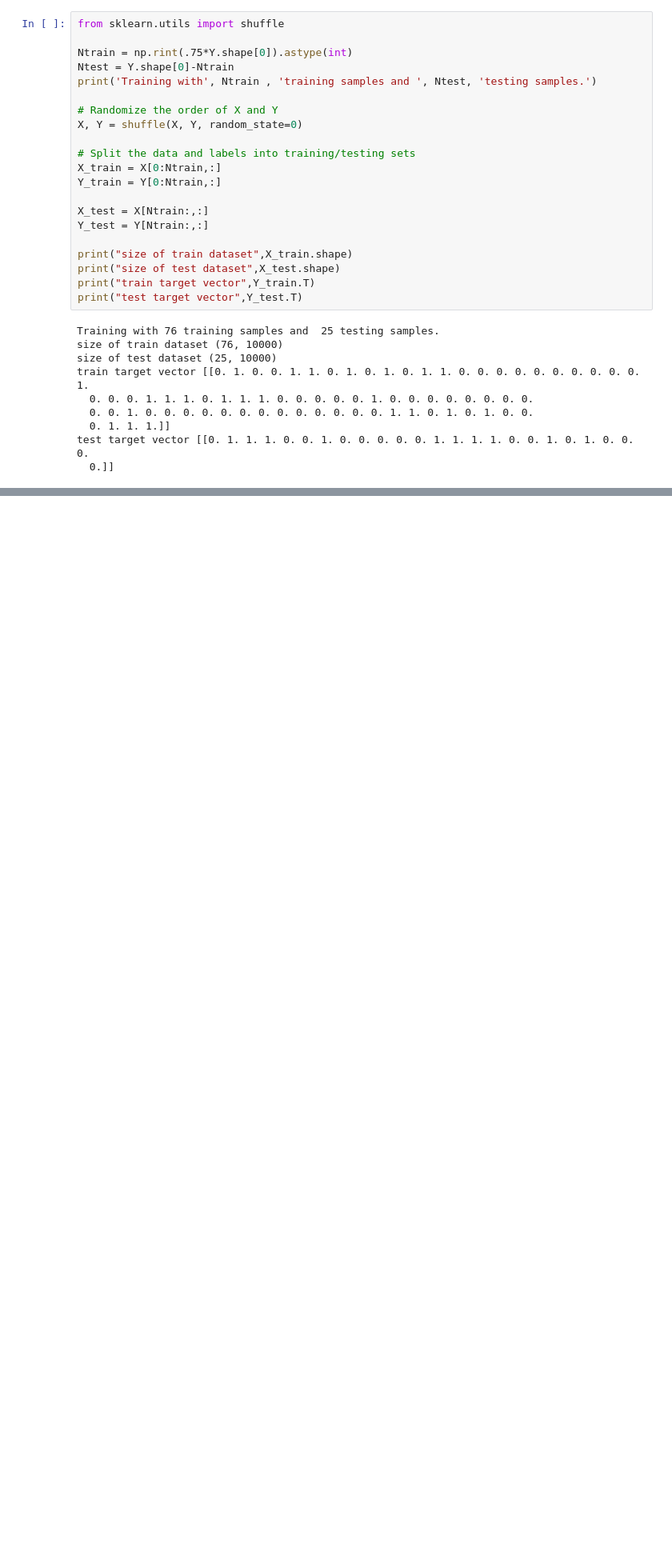
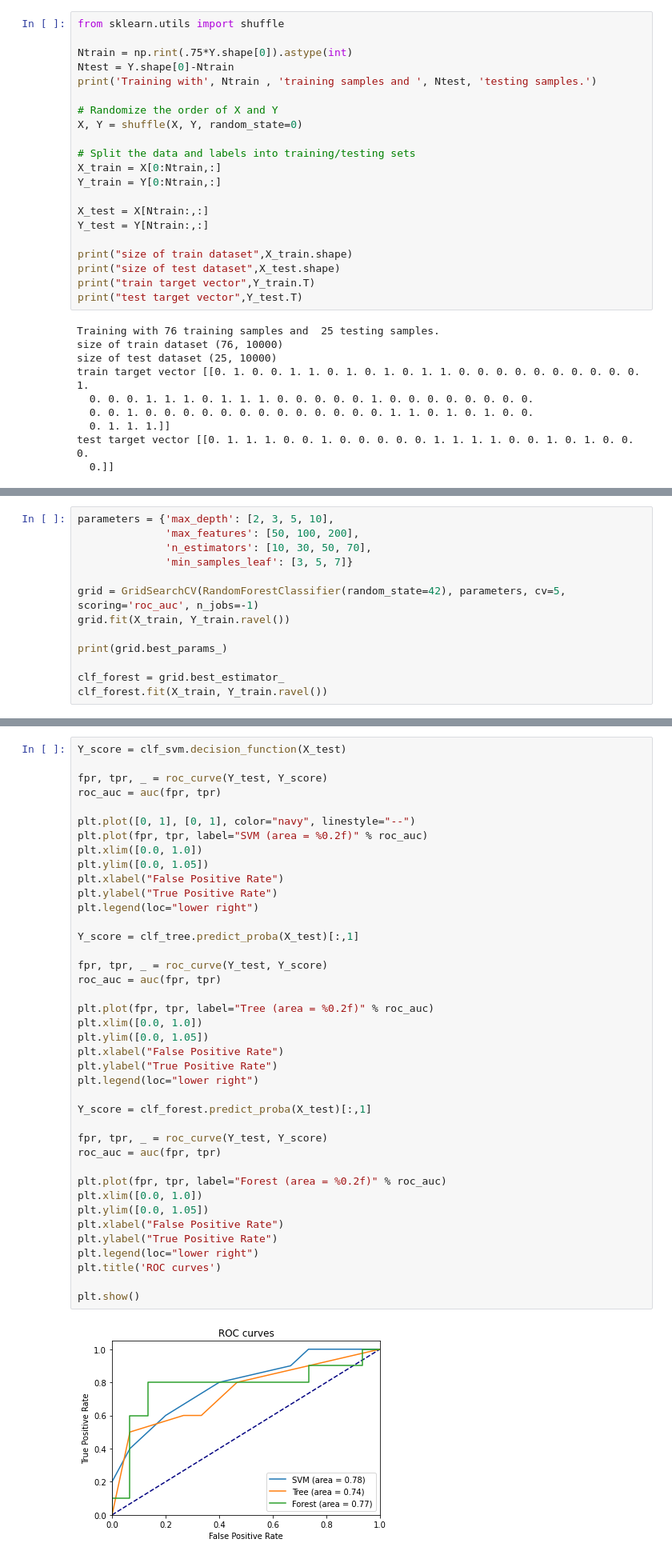
Before and after one commit to samyhaff/DATASIM_TP, a Jupyter notebook: APSTA/TP3/03-stumps2ensembles SV-2021-2022.ipynb, the cells around one changed output, grey strips where cells are left out. Shown: that part at 80% size. Saved outputs shown, nothing was run; the diff lists cells and outputs as text; blank space fills up the shorter version.

```diff
--- a/APSTA/TP3/03-stumps2ensembles SV-2021-2022.ipynb
+++ b/APSTA/TP3/03-stumps2ensembles SV-2021-2022.ipynb
@@ -335,0 +414,13 @@ Testing accuracy: 0.64
+# %%
+parameters = {'max_depth': [2, 3, 5, 10],
+              'max_features': [50, 100, 200],
+              'n_estimators': [10, 30, 50, 70],
+              'min_samples_leaf': [3, 5, 7]}
+
+grid = GridSearchCV(RandomForestClassifier(random_state=42), parameters, cv=5, scoring='roc_auc', n_jobs=-1)
+grid.fit(X_train, Y_train.ravel())
+
+print(grid.best_params_)
+
+clf_forest = grid.best_estimator_
+clf_forest.fit(X_train, Y_train.ravel())
@@ -335,0 +431,42 @@ Testing accuracy: 0.64
+# %%
+Y_score = clf_svm.decision_function(X_test)
+
+fpr, tpr, _ = roc_curve(Y_test, Y_score)
+roc_auc = auc(fpr, tpr)
+
+plt.plot([0, 1], [0, 1], color="navy", linestyle="--")
+plt.plot(fpr, tpr, label="SVM (area = %0.2f)" % roc_auc)
+plt.xlim([0.0, 1.0])
+plt.ylim([0.0, 1.05])
+plt.xlabel("False Positive Rate")
+plt.ylabel("True Positive Rate")
+plt.legend(loc="lower right")
+
+Y_score = clf_tree.predict_proba(X_test)[:,1]
+
+fpr, tpr, _ = roc_curve(Y_test, Y_score)
+roc_auc = auc(fpr, tpr)
+
+plt.plot(fpr, tpr, label="Tree (area = %0.2f)" % roc_auc)
+plt.xlim([0.0, 1.0])
+plt.ylim([0.0, 1.05])
+plt.xlabel("False Positive Rate")
+plt.ylabel("True Positive Rate")
+plt.legend(loc="lower right")
+
+Y_score = clf_forest.predict_proba(X_test)[:,1]
+
+fpr, tpr, _ = roc_curve(Y_test, Y_score)
+roc_auc = auc(fpr, tpr)
+
+plt.plot(fpr, tpr, label="Forest (area = %0.2f)" % roc_auc)
+plt.xlim([0.0, 1.0])
+plt.ylim([0.0, 1.05])
+plt.xlabel("False Positive Rate")
+plt.ylabel("True Positive Rate")
+plt.legend(loc="lower right")
+plt.title('ROC curves')
+
+plt.show()
+# %% [output]
+[figure, added]
```
Also changed, not shown: parts of 9 cells of this notebook.
